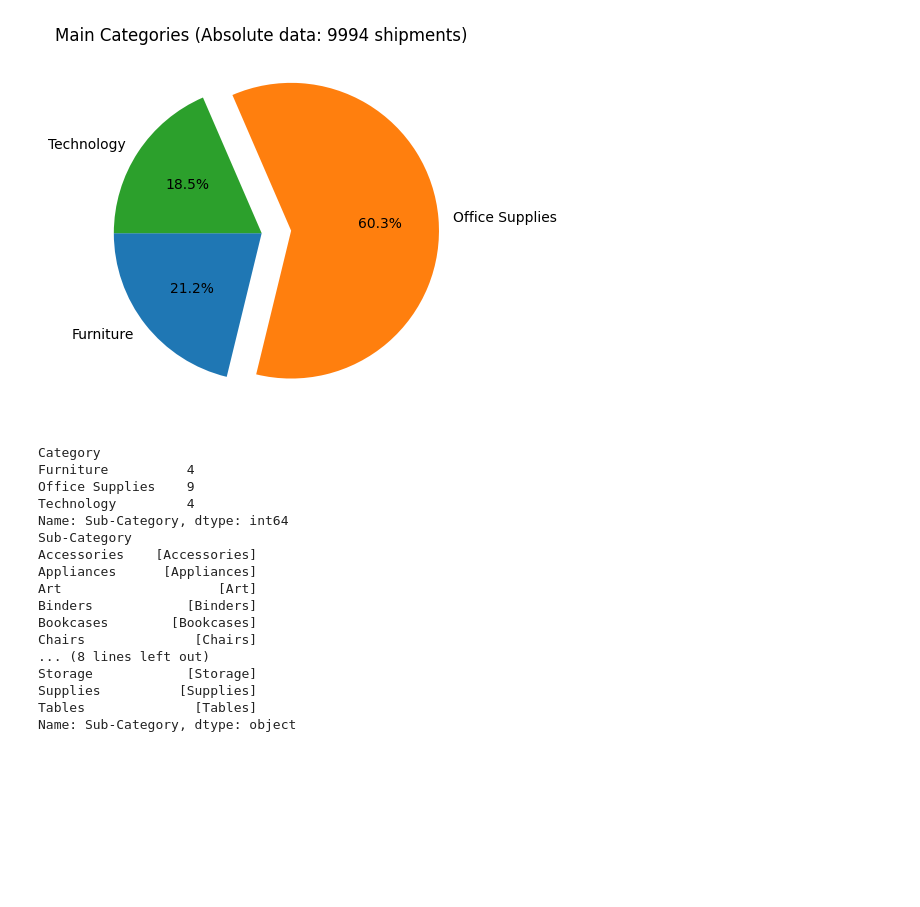
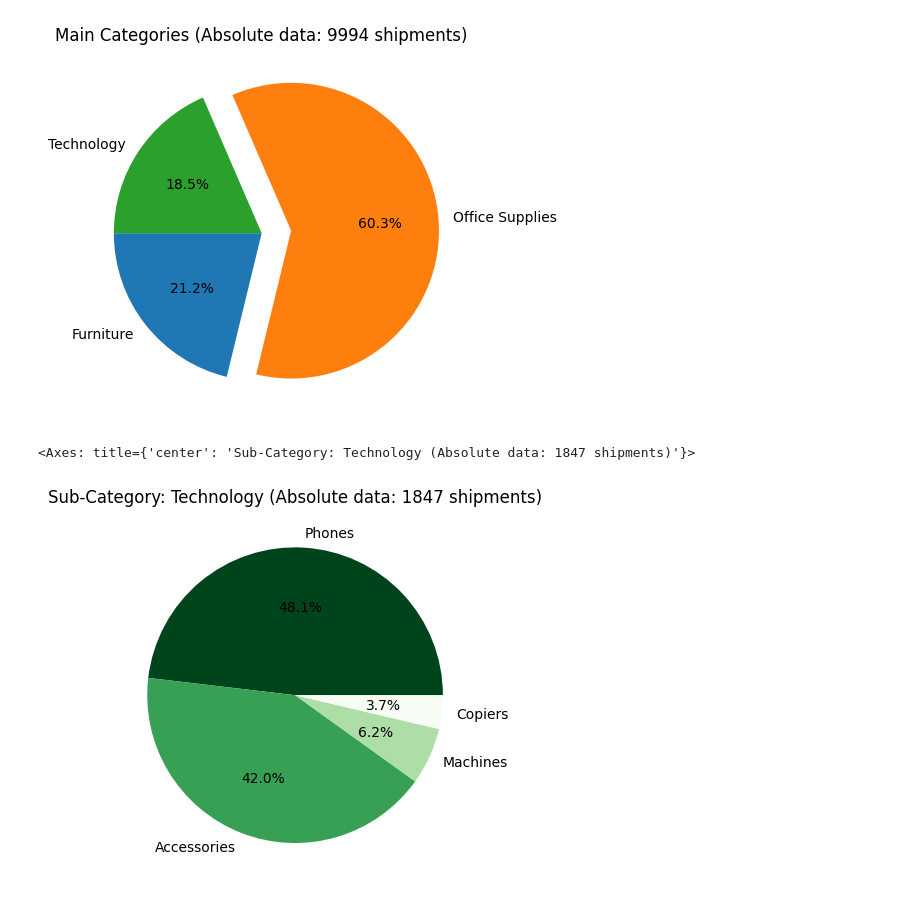
Before and after one commit to manipuppeteer/Data-Analysis-Project-DataCraft, a Jupyter notebook: JansFork.ipynb, the cells around one changed output. Saved outputs shown, nothing was run; the diff lists cells and outputs as text; code cells hidden in the pictures; blank space fills up the shorter version.

```diff
--- a/JansFork.ipynb
+++ b/JansFork.ipynb
@@ -31,24 +32,17 @@ rel_kategorien.plot(kind="pie",ylabel="",autopct="%1.1f%%",explode=(0,0.2,0),tit
 <Axes: title={'center': 'Main Categories (Absolute data: 9994 shipments)'}>
 [figure]
 # %%
+#print(superstore.groupby("Category")["Sub-Category"].nunique()) #--> 17 Kategorien
+unterkategorie=superstore['Sub-Category'].unique()
 
-print(superstore.groupby("Category")["Sub-Category"].nunique()) #--> 17 Kategorien
-print(superstore.groupby("Sub-Category")["Sub-Category"].unique())
+Kategorie1=superstore["Category"]=="Technology"
+Kategorie2=superstore["Category"]=="Furniture"
+Kategorie3=superstore["Category"]=="Office Supplies"
+
+AnzahlTech=superstore[Kategorie1]["Sub-Category"].count()
+EintraegeTech=superstore[Kategorie1]["Sub-Category"].nunique()
+Technology=superstore[Kategorie1]["Sub-Category"].value_counts()
+Technology.plot(kind="pie",ylabel="",autopct="%1.1f%%",explode=(0,0,0,0),title=f"Sub-Category: Technology (Absolute data: {AnzahlTech} shipments)",startangle=0,colormap="Greens_r")#,colors = pd.Pastel1(range(len(Technology))))
 # %% [output]
-Category
-Furniture          4
-Office Supplies    9
-Technology         4
-Name: Sub-Category, dtype: int64
-Sub-Category
-Accessories    [Accessories]
-Appliances      [Appliances]
-Art                    [Art]
-Binders            [Binders]
-Bookcases        [Bookcases]
-Chairs              [Chairs]
-... (8 lines left out)
-Storage            [Storage]
-Supplies          [Supplies]
-Tables              [Tables]
-Name: Sub-Category, dtype: object
+<Axes: title={'center': 'Sub-Category: Technology (Absolute data: 1847 shipments)'}>
+[figure, added]
```
Also changed, not shown: parts of 6 cells of this notebook.
